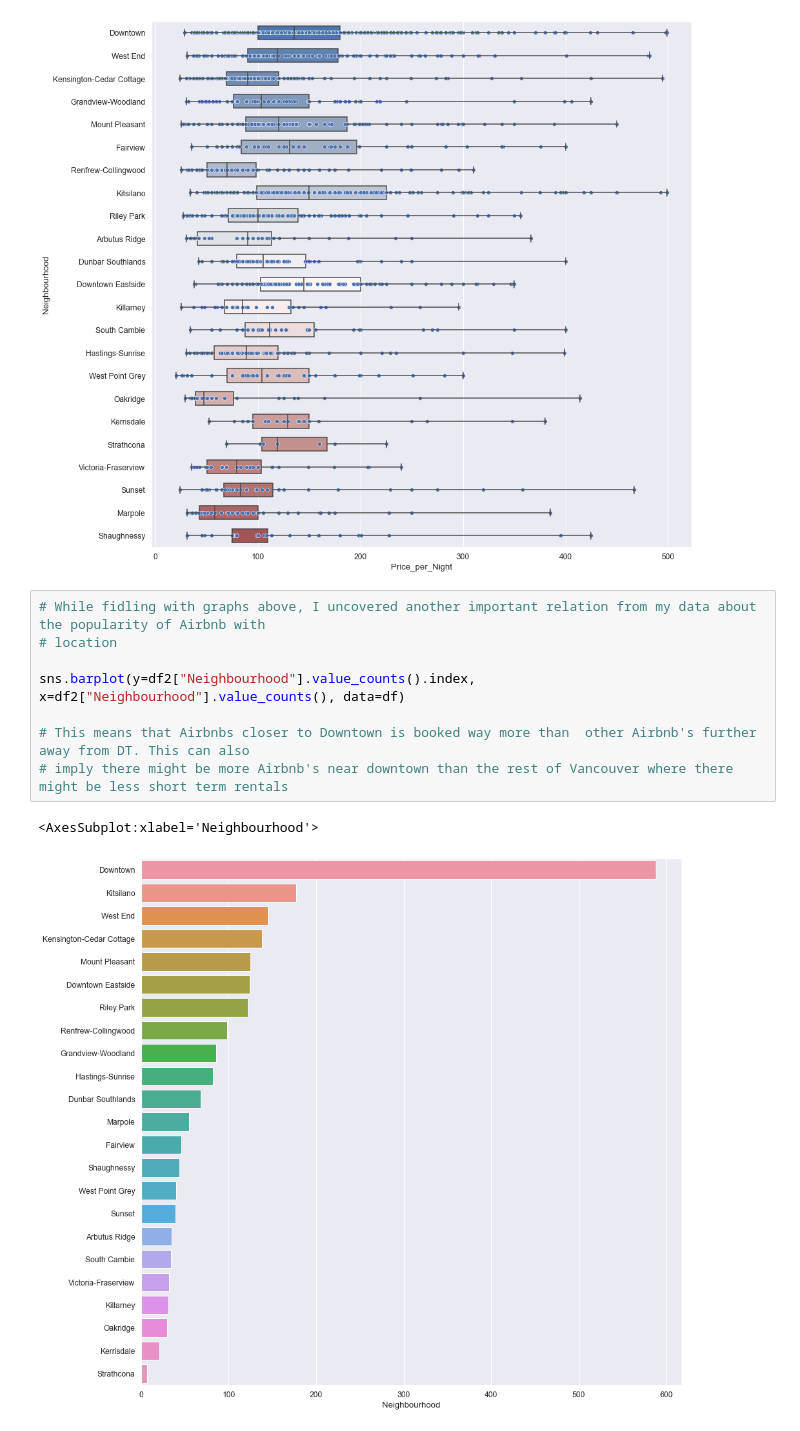
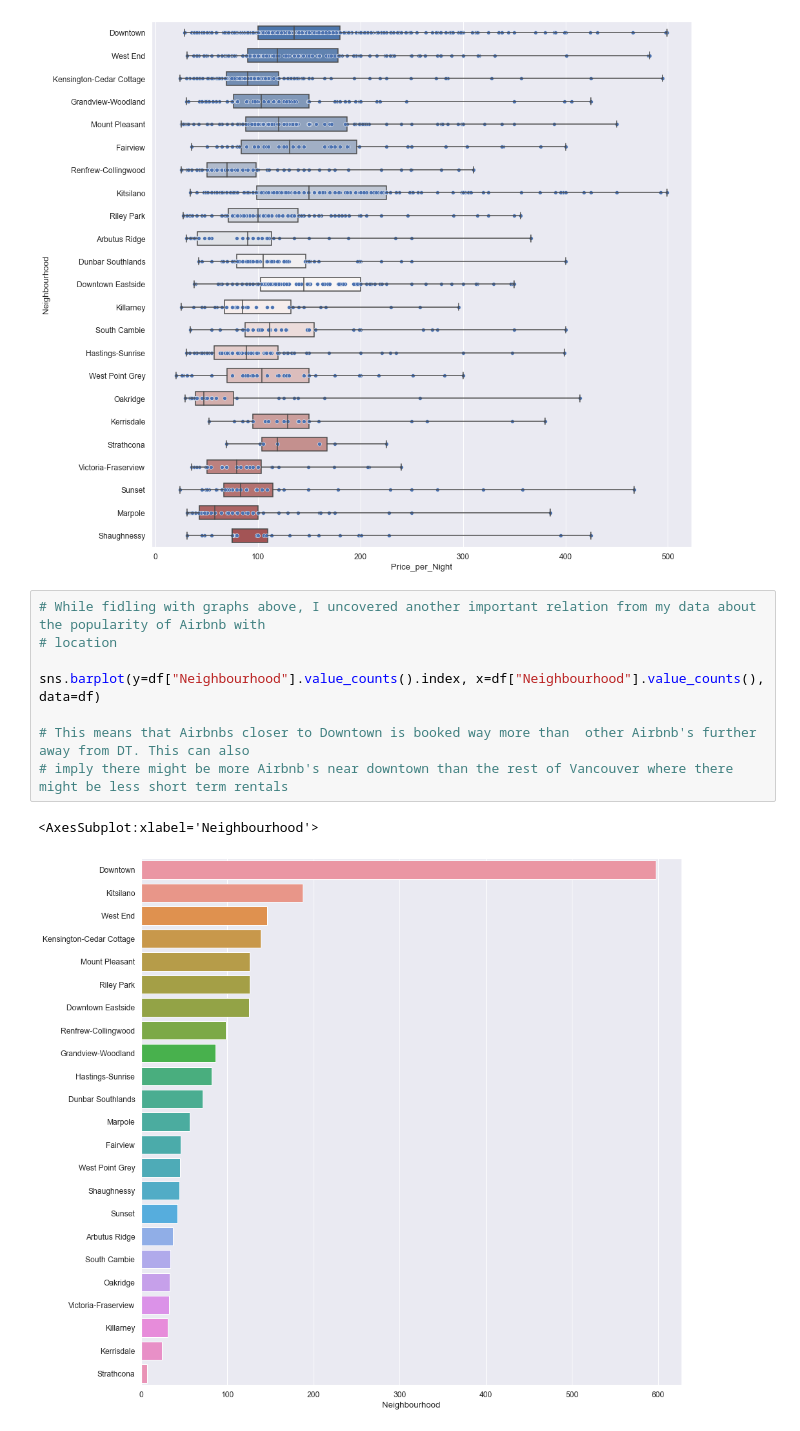
Before and after one commit to data301-2021-summer2/project-group8-project, a Jupyter notebook: analysis/Ahmad Jamal/scriptRunner.ipynb, the cells around one changed output. Saved outputs shown, nothing was run; the diff lists cells and outputs as text.

```diff
--- a/analysis/Ahmad Jamal/scriptRunner.ipynb
+++ b/analysis/Ahmad Jamal/scriptRunner.ipynb
@@ -101,11 +101,11 @@ sns.scatterplot(y="Neighbourhood", x="Price_per_Night", data=df2, palette="dark:
 # %%
 # While fidling with graphs above, I uncovered another important relation from my data about the popularity of Airbnb with
 # location
 
-sns.barplot(y=df2["Neighbourhood"].value_counts().index, x=df2["Neighbourhood"].value_counts(), data=df)
+sns.barplot(y=df["Neighbourhood"].value_counts().index, x=df["Neighbourhood"].value_counts(), data=df)
 
 # This means that Airbnbs closer to Downtown is booked way more than  other Airbnb's further away from DT. This can also
 # imply there might be more Airbnb's near downtown than the rest of Vancouver where there might be less short term rentals
 # %% [output]
 <AxesSubplot:xlabel='Neighbourhood'>
-[figure, old version]
+[figure, new version]
```
Also changed, not shown: parts of 1 cell of this notebook.
